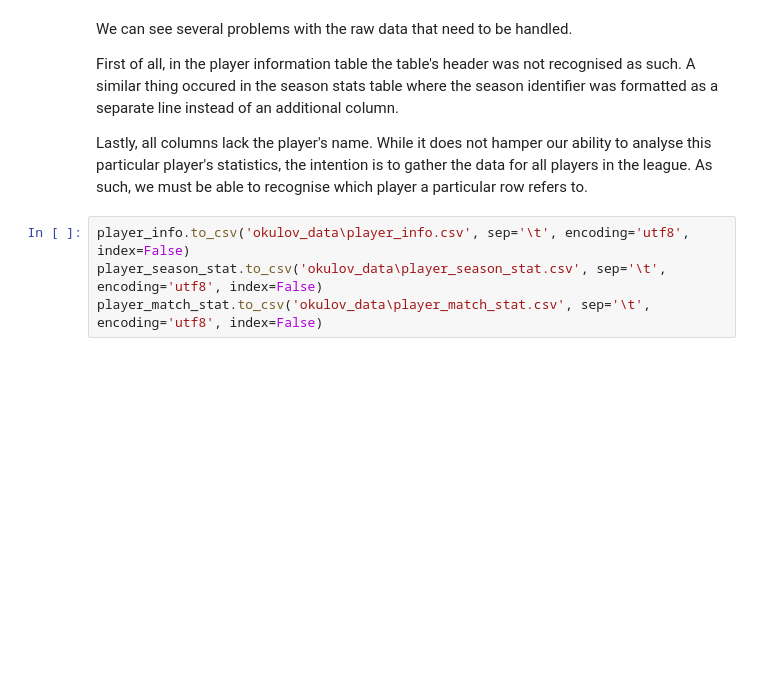
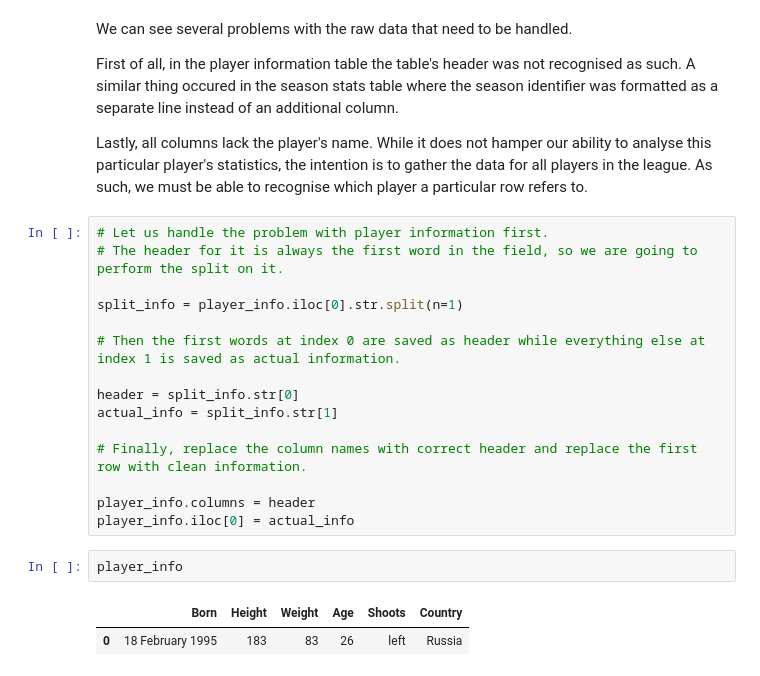
Before and after one commit to Dark-Hobbit/khl, a Jupyter notebook: data_scraping_players.ipynb, the cells around one changed output. Drawn from its saved outputs; the diff is of its cells as text; blank space fills up the shorter version.

Commit message:
Fixed column headers for player info

```diff
--- a/data_scraping_players.ipynb
+++ b/data_scraping_players.ipynb
@@ -69,7 +75,23 @@ We can see several problems with the raw data that need to be handled.
 First of all, in the player information table the table's header was not recognised as such. A similar thing occured in the season stats table where the season identifier was formatted as a separate line instead of an additional column.
 
 Lastly, all columns lack the player's name. While it does not hamper our ability to analyse this particular player's statistics, the intention is to gather the data for all players in the league. As such, we must be able to recognise which player a particular row refers to.
-# %%
-player_info.to_csv('okulov_data\player_info.csv', sep='\t', encoding='utf8', index=False)
-player_season_stat.to_csv('okulov_data\player_season_stat.csv', sep='\t', encoding='utf8', index=False)
-player_match_stat.to_csv('okulov_data\player_match_stat.csv', sep='\t', encoding='utf8', index=False)
+# %%
+# Let us handle the problem with player information first.
+# The header for it is always the first word in the field, so we are going to perform the split on it.
+
+split_info = player_info.iloc[0].str.split(n=1)
+
+# Then the first words at index 0 are saved as header while everything else at index 1 is saved as actual information.
+
+header = split_info.str[0]
+actual_info = split_info.str[1]
+
+# Finally, replace the column names with correct header and replace the first row with clean information.
+
+player_info.columns = header
+player_info.iloc[0] = actual_info
+# %%
+player_info
+# %% [output]
+|  | Born | Height | Weight | Age | Shoots | Country |
+| 0 | 18 February 1995 | 183 | 83 | 26 | left | Russia |
```
Also changed, not shown: parts of 1 cell of this notebook.
